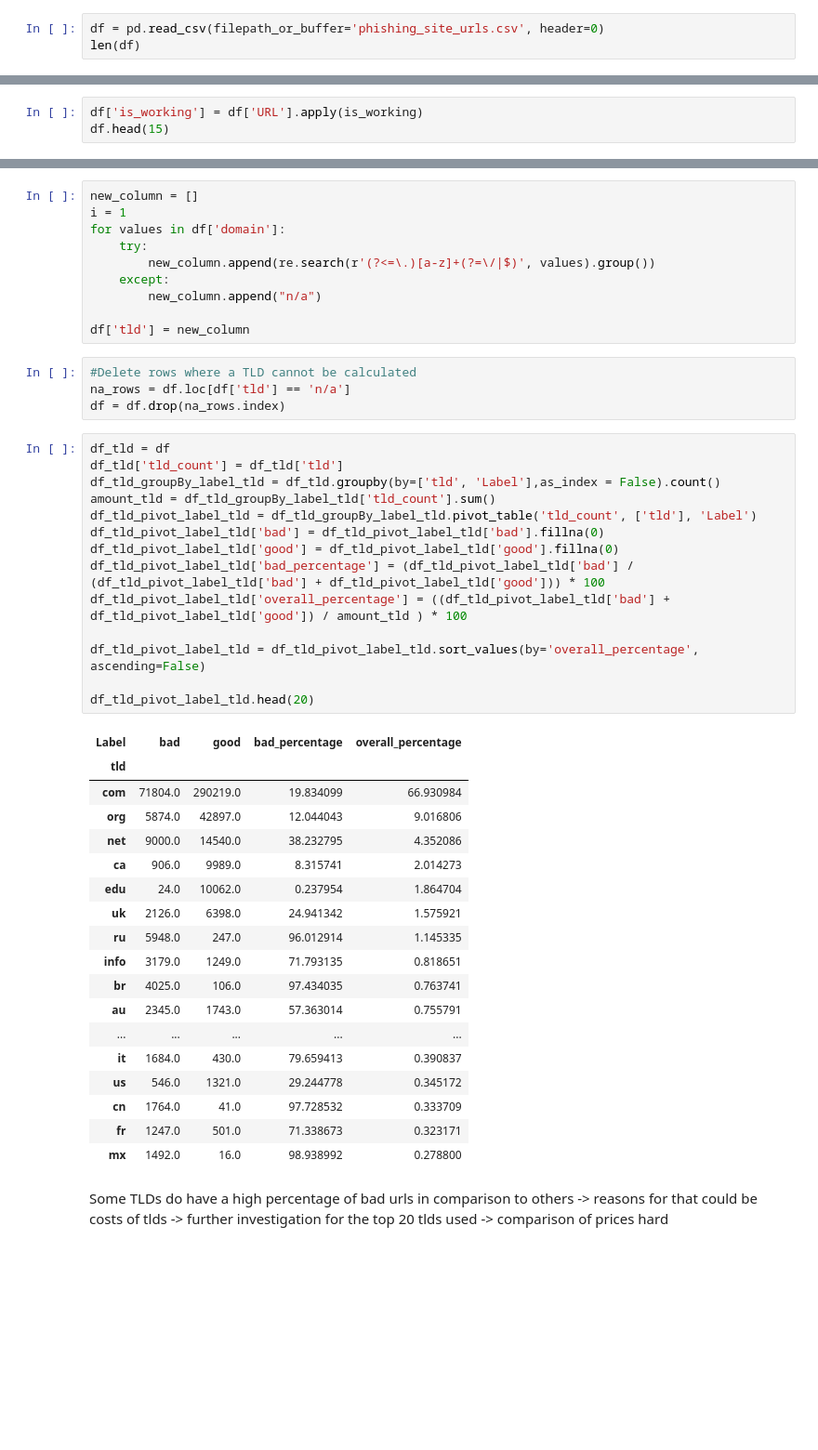
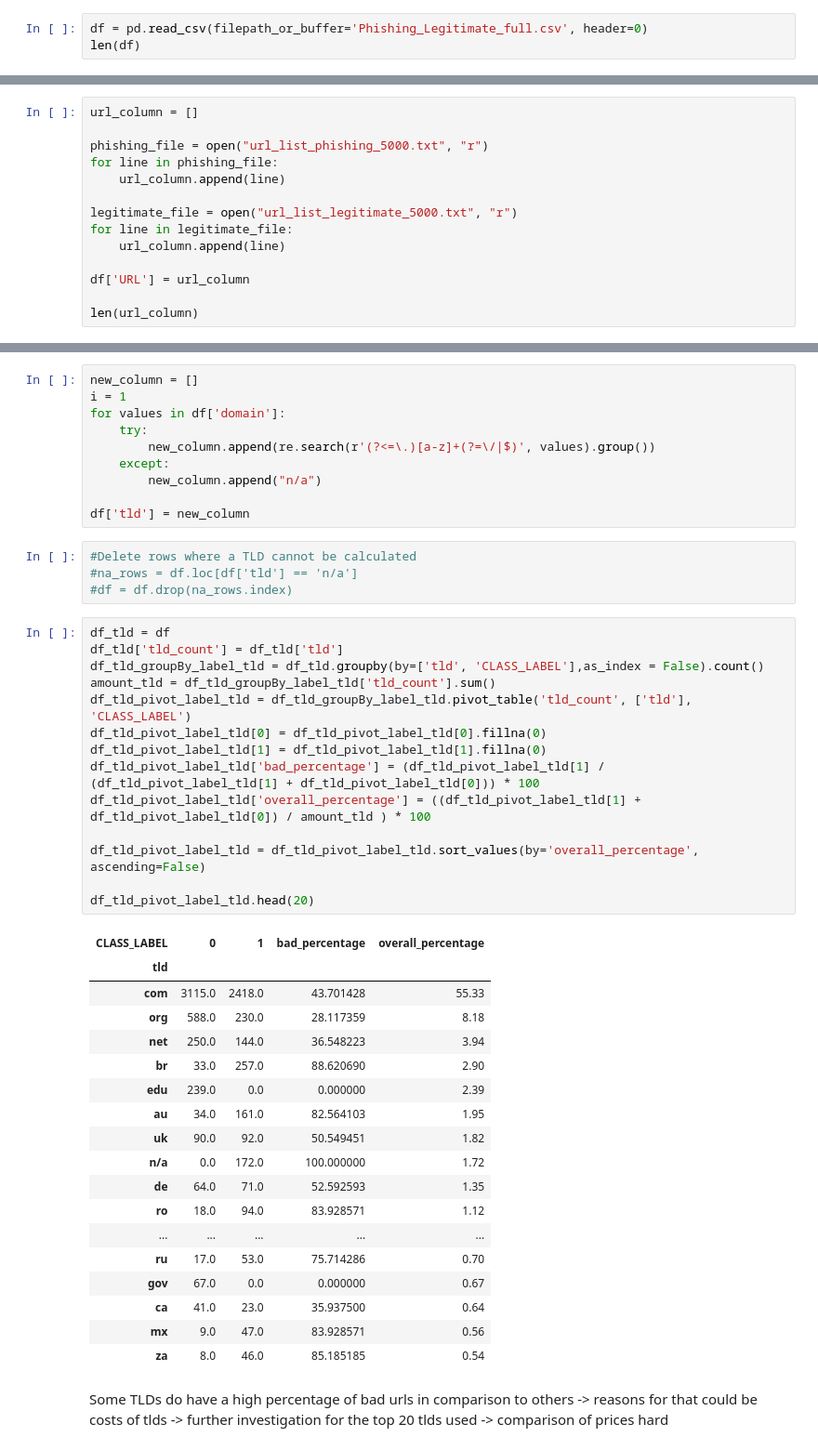
Before and after one commit to Fafien/PhishingDataset, a Jupyter notebook: phishing_analysis.ipynb, the cells around one changed output, grey strips where cells are left out. Shown at 93% size. Saved outputs shown, nothing was run; the diff lists cells and outputs as text; blank space fills up the shorter version.

```diff
--- a/phishing_analysis.ipynb
+++ b/phishing_analysis.ipynb
@@ -11,6 +15,6 @@ from urllib.parse import urlparse
 # %% [markdown]
 # **Import Dataset**
 # %%
-df = pd.read_csv(filepath_or_buffer='phishing_site_urls.csv', header=0)
+df = pd.read_csv(filepath_or_buffer='Phishing_Legitimate_full.csv', header=0)
 len(df)
 # %% [output]
@@ -52,0 +69,14 @@ df['http_domain'] = new_column
+# %%
+url_column = []
+
+phishing_file = open("url_list_phishing_5000.txt", "r")
+for line in phishing_file:
+    url_column.append(line)
+
+legitimate_file = open("url_list_legitimate_5000.txt", "r")
+for line in legitimate_file:
+    url_column.append(line)
+
+df['URL'] = url_column
+
+len(url_column)
@@ -62,3 +96,0 @@ def is_working(url):
-# %%
-df['is_working'] = df['URL'].apply(is_working)
-df.head(15)
@@ -148,40 +145,40 @@ for values in df['domain']:
 df['tld'] = new_column
 # %%
 #Delete rows where a TLD cannot be calculated
-na_rows = df.loc[df['tld'] == 'n/a']
-df = df.drop(na_rows.index)
+#na_rows = df.loc[df['tld'] == 'n/a']
+#df = df.drop(na_rows.index)
 # %%
 df_tld = df
 df_tld['tld_count'] = df_tld['tld']
-df_tld_groupBy_label_tld = df_tld.groupby(by=['tld', 'Label'],as_index = False).count()
+df_tld_groupBy_label_tld = df_tld.groupby(by=['tld', 'CLASS_LABEL'],as_index = False).count()
 amount_tld = df_tld_groupBy_label_tld['tld_count'].sum()
-df_tld_pivot_label_tld = df_tld_groupBy_label_tld.pivot_table('tld_count', ['tld'], 'Label')
-df_tld_pivot_label_tld['bad'] = df_tld_pivot_label_tld['bad'].fillna(0)
-df_tld_pivot_label_tld['good'] = df_tld_pivot_label_tld['good'].fillna(0)
-df_tld_pivot_label_tld['bad_percentage'] = (df_tld_pivot_label_tld['bad'] / (df_tld_pivot_label_tld['bad'] + df_tld_pivot_label_tld['good'])) * 100
-df_tld_pivot_label_tld['overall_percentage'] = ((df_tld_pivot_label_tld['bad'] + df_tld_pivot_label_tld['good']) / amount_tld ) * 100
+df_tld_pivot_label_tld = df_tld_groupBy_label_tld.pivot_table('tld_count', ['tld'], 'CLASS_LABEL')
+df_tld_pivot_label_tld[0] = df_tld_pivot_label_tld[0].fillna(0)
+df_tld_pivot_label_tld[1] = df_tld_pivot_label_tld[1].fillna(0)
+df_tld_pivot_label_tld['bad_percentage'] = (df_tld_pivot_label_tld[1] / (df_tld_pivot_label_tld[1] + df_tld_pivot_label_tld[0])) * 100
+df_tld_pivot_label_tld['overall_percentage'] = ((df_tld_pivot_label_tld[1] + df_tld_pivot_label_tld[0]) / amount_tld ) * 100
 
 df_tld_pivot_label_tld = df_tld_pivot_label_tld.sort_values(by='overall_percentage', ascending=False)
 
 df_tld_pivot_label_tld.head(20)
 # %% [output]
-| Label | bad | good | bad_percentage | overall_percentage |
+| CLASS_LABEL | 0 | 1 | bad_percentage | overall_percentage |
 | tld |  |  |  |  |
-| com | 71804.0 | 290219.0 | 19.834099 | 66.930984 |
-| org | 5874.0 | 42897.0 | 12.044043 | 9.016806 |
-| net | 9000.0 | 14540.0 | 38.232795 | 4.352086 |
-| ca | 906.0 | 9989.0 | 8.315741 | 2.014273 |
-| edu | 24.0 | 10062.0 | 0.237954 | 1.864704 |
-| uk | 2126.0 | 6398.0 | 24.941342 | 1.575921 |
-| ru | 5948.0 | 247.0 | 96.012914 | 1.145335 |
-| info | 3179.0 | 1249.0 | 71.793135 | 0.818651 |
-| br | 4025.0 | 106.0 | 97.434035 | 0.763741 |
-| au | 2345.0 | 1743.0 | 57.363014 | 0.755791 |
+| com | 3115.0 | 2418.0 | 43.701428 | 55.33 |
+| org | 588.0 | 230.0 | 28.117359 | 8.18 |
+| net | 250.0 | 144.0 | 36.548223 | 3.94 |
+| br | 33.0 | 257.0 | 88.620690 | 2.90 |
+| edu | 239.0 | 0.0 | 0.000000 | 2.39 |
+| au | 34.0 | 161.0 | 82.564103 | 1.95 |
+| uk | 90.0 | 92.0 | 50.549451 | 1.82 |
+| n/a | 0.0 | 172.0 | 100.000000 | 1.72 |
+| de | 64.0 | 71.0 | 52.592593 | 1.35 |
+| ro | 18.0 | 94.0 | 83.928571 | 1.12 |
 | ... | ... | ... | ... | ... |
-| it | 1684.0 | 430.0 | 79.659413 | 0.390837 |
-| us | 546.0 | 1321.0 | 29.244778 | 0.345172 |
-| cn | 1764.0 | 41.0 | 97.728532 | 0.333709 |
-| fr | 1247.0 | 501.0 | 71.338673 | 0.323171 |
-| mx | 1492.0 | 16.0 | 98.938992 | 0.278800 |
+| ru | 17.0 | 53.0 | 75.714286 | 0.70 |
+| gov | 67.0 | 0.0 | 0.000000 | 0.67 |
+| ca | 41.0 | 23.0 | 35.937500 | 0.64 |
+| mx | 9.0 | 47.0 | 83.928571 | 0.56 |
+| za | 8.0 | 46.0 | 85.185185 | 0.54 |
 # %% [markdown]
 Some TLDs do have a high percentage of bad urls in comparison to others -> reasons for that could be costs of tlds -> further investigation for the top 20 tlds used -> comparison of prices hard
```
Also changed, not shown: parts of 58 cells of this notebook, 4 other files.
